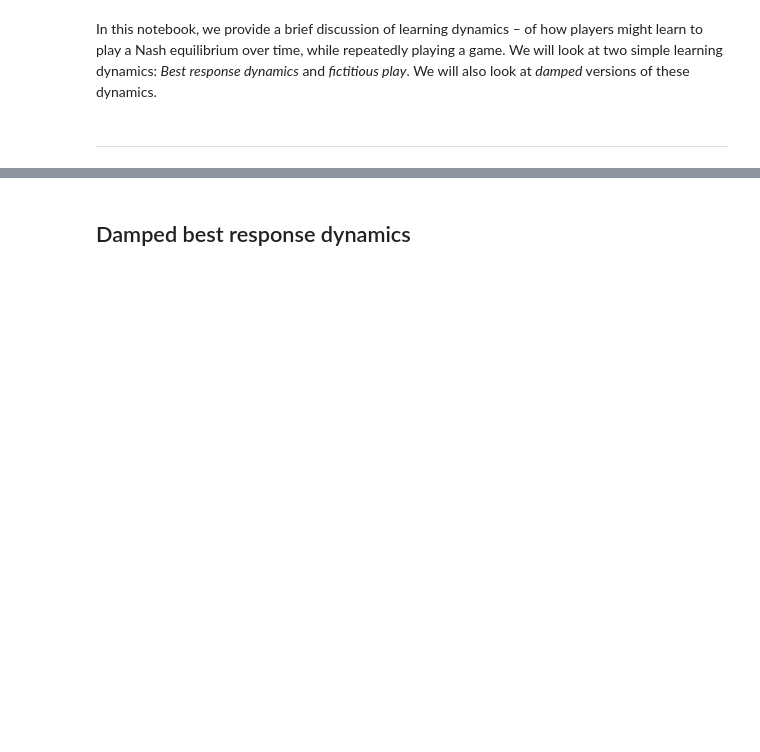
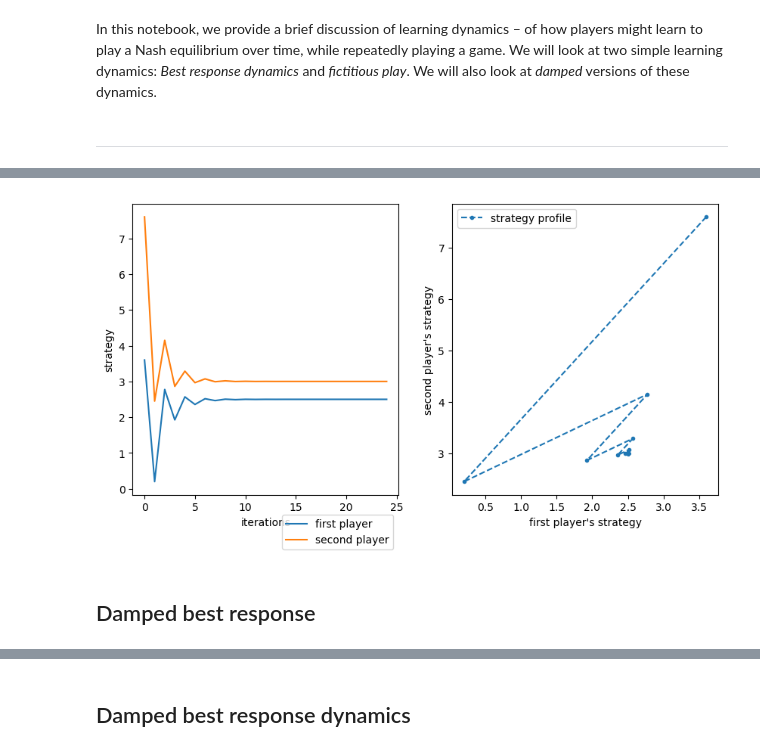
Before and after one commit to iyerkri/demos, a Jupyter notebook: jupyter-notebooks/learning-dynamics.ipynb, the cells around one changed output, grey strips where cells are left out. Saved outputs shown, nothing was run; the diff lists cells and outputs as text; code cells hidden in the pictures; blank space fills up the shorter version.

```diff
--- a/jupyter-notebooks/learning-dynamics.ipynb
+++ b/jupyter-notebooks/learning-dynamics.ipynb
@@ -9,0 +34,34 @@ import matplotlib.pyplot as plt
+# %%
+# Pricing function is P(Q) = a - bQ
+a = 9
+b = 1
+
+# Production cost c_i(q_i) = c_iq_i. The value of c_i is below.
+c=[1,0.5]
+
+# number of iterations
+num_iter=25
+
+
+
+# Each firms' quantity
+quantity = numpy.zeros([num_iter,3])
+quantity[0,0] = 3.6
+quantity[0,1] = 7.6
+
+
+# Best response function
+# BR_i(q_{-i}) = \{ \frac{(a - c_i - q_{-i})^+}{2} \}
+def best_response(a,c,q):
+    return max((a -c - q)/2,0)
+
+for i in range(1, num_iter):
+    quantity[i,0] = best_response(a,c[0],quantity[i-1,1])
+    quantity[i,1] = best_response(a,c[1],quantity[i-1,0])
+    quantity[i,2] = i/num_iter
+# %%
+make_plot(quantity)
+# %% [output]
+[figure, added]
+# %% [markdown]
+## Damped best response
```
Also changed, not shown: parts of 19 cells of this notebook.
